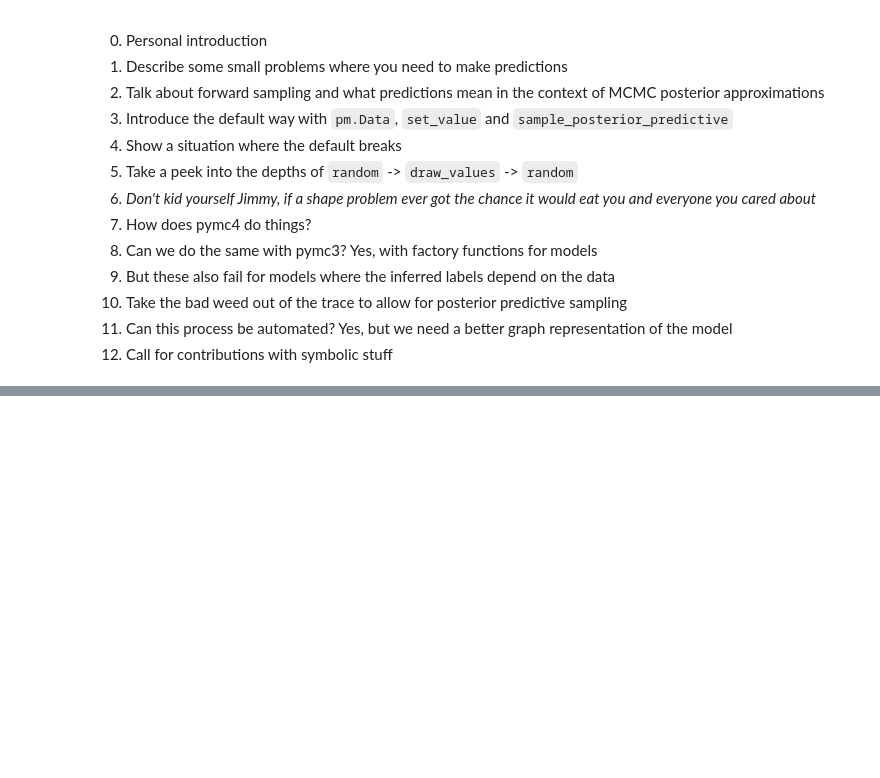
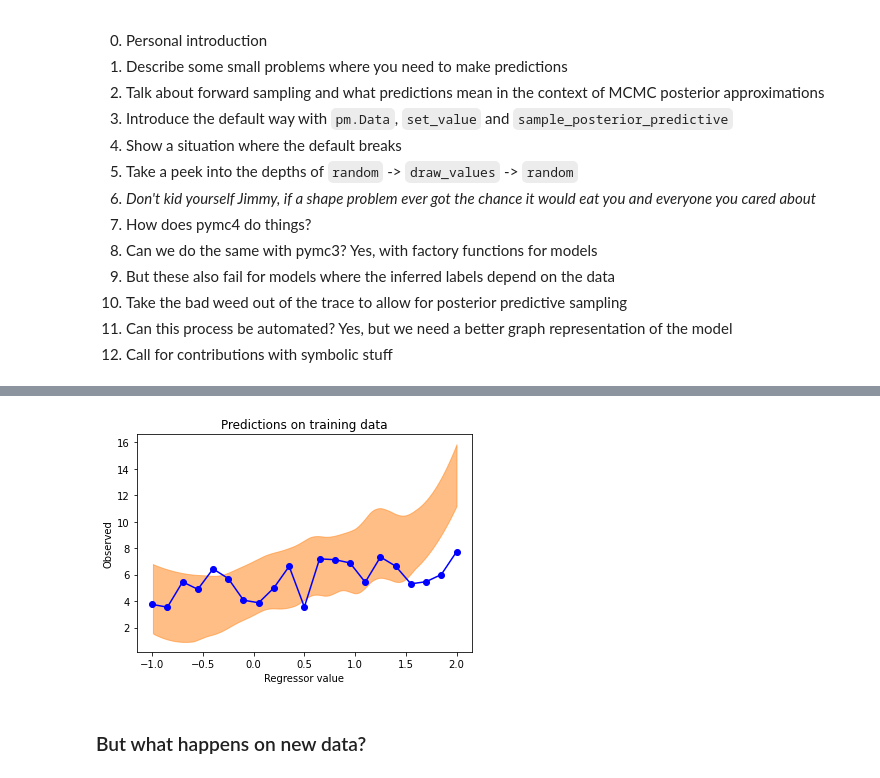
Before and after one commit to lucianopaz/pymcon, a Jupyter notebook: source/Presentation.ipynb, the cells around one changed output, grey strips where cells are left out. Drawn from its saved outputs; the diff is of its cells as text; code cells hidden in the pictures; blank space fills up the shorter version.

```diff
--- a/source/Presentation.ipynb
+++ b/source/Presentation.ipynb
@@ -51,0 +143,18 @@ Slide 3
+# %%
+n_components = 2
+component_probability = np.random.rand(n_components)
+component_probability/= np.sum(component_probability)
+# %%
+true_slopes = np.arange(n_components) * 2 + 1
+true_intercept = 5
+# %%
+x_train2 = np.linspace(-1, 2, 21)
+label_train2 = np.random.choice(
+    n_components, p=component_probability, size=x_train2.shape
+)
+y_train2 = (
+    true_slopes[label_train2] * x_train2 +
+    true_intercept +
+    np.random.randn(*x_train1.shape)
+)
+coords2 = {"obs_ind": np.arange(len(x_train2)), "component": np.arange(n_components)}
@@ -51,0 +171,14 @@ Slide 3
+# %%
+with pm.Model(coords=coords2) as latent_label_model:
+    regressor = pm.Data("x", x_train2, dims="obs_ind")
+    label = pm.Categorical("label", p=component_probability, dims="obs_ind")
+    slope = pm.Normal("slope", 0, 10, dims="component")
+    intercept = pm.Normal("intercept", 0, 10)
+    mu = slope[label] * regressor + intercept
+    output = pm.Data("y", y_train2)
+    observed = pm.Normal("observed", mu=mu, sigma=1, observed=output, dims="obs_ind")
+
+    prior = pm.sample_prior_predictive()
+    trace = pm.sample(tune=3000)
+    ppc = pm.fast_sample_posterior_predictive(trace)
+    latent_label_idata = az.from_pymc3(trace=trace, prior=prior, posterior_predictive=ppc)
@@ -51,0 +196,16 @@ Slide 3
+# %%
+fig, ax = plt.subplots(1, 1)
+ax.plot(x_train1, y_train1, "-ob")
+az.plot_hdi(
+    x_train1,
+    latent_label_idata.posterior_predictive["observed"],
+    ax=ax,
+    hdi_prob=0.95,
+)
+ax.set_xlabel("Regressor value")
+ax.set_ylabel("Observed")
+ax.set_title("Predictions on training data");
+# %% [output]
+[figure, added]
+# %% [markdown]
+### But what happens on new data?
```
Also changed, not shown: parts of 50 cells of this notebook.
